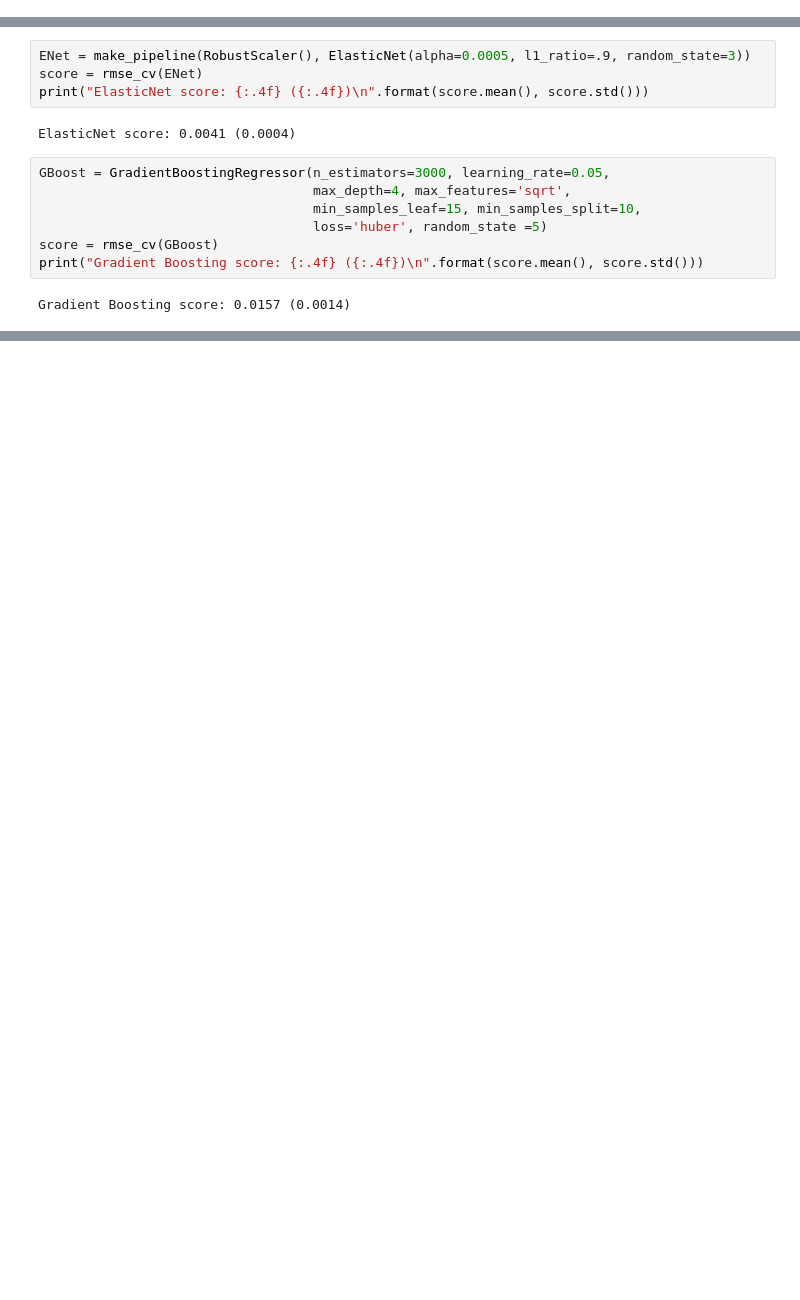
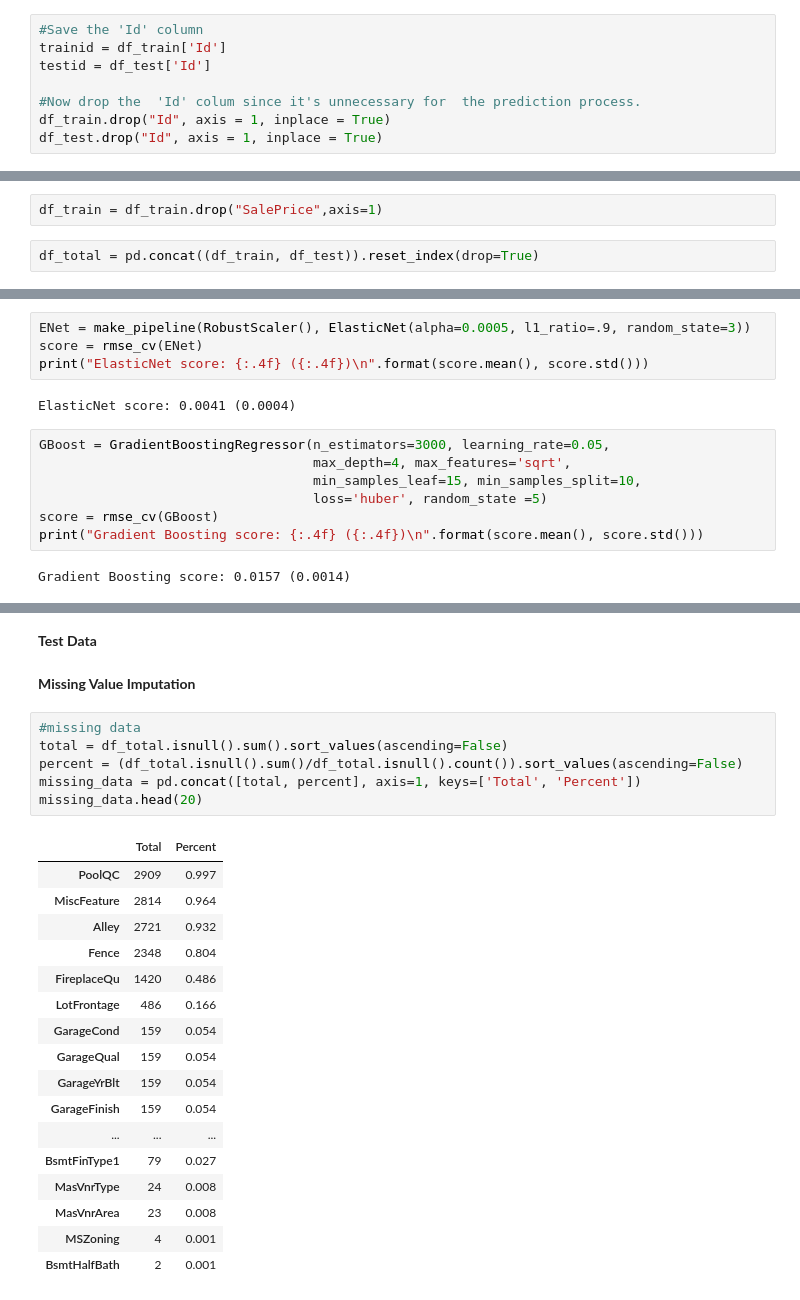
Before and after one commit to joonsooro/Dummified, a Jupyter notebook: Rudin/Dummified.ipynb, the cells around one changed output, grey strips where cells are left out. Cells and saved outputs as stored; diff of their text form; blank space fills up the shorter version.

```diff
--- a/Rudin/Dummified.ipynb
+++ b/Rudin/Dummified.ipynb
@@ -19,3 +19,11 @@ pd.set_option('display.float_format', lambda x: '%.3f' % x)
 # %%
 df_train = pd.read_csv('data/train.csv')
 df_test = pd.read_csv('data/test.csv')
+# %%
+#Save the 'Id' column
+trainid = df_train['Id']
+testid = df_test['Id']
+
+#Now drop the  'Id' colum since it's unnecessary for  the prediction process.
+df_train.drop("Id", axis = 1, inplace = True)
+df_test.drop("Id", axis = 1, inplace = True)
@@ -21,0 +43,4 @@ df_test = pd.read_csv('data/test.csv')
+# %%
+df_train = df_train.drop("SalePrice",axis=1)
+# %%
+df_total = pd.concat((df_train, df_test)).reset_index(drop=True)
@@ -512,0 +558,28 @@ Xgboost score: 0.0182 (0.0017)
+# %% [markdown]
+__Test Data__
+# %% [markdown]
+__Missing Value Imputation__
+# %%
+#missing data
+total = df_total.isnull().sum().sort_values(ascending=False)
+percent = (df_total.isnull().sum()/df_total.isnull().count()).sort_values(ascending=False)
+missing_data = pd.concat([total, percent], axis=1, keys=['Total', 'Percent'])
+missing_data.head(20)
+# %% [output]
+|  | Total | Percent |
+| PoolQC | 2909 | 0.997 |
+| MiscFeature | 2814 | 0.964 |
+| Alley | 2721 | 0.932 |
+| Fence | 2348 | 0.804 |
+| FireplaceQu | 1420 | 0.486 |
+| LotFrontage | 486 | 0.166 |
+| GarageCond | 159 | 0.054 |
+| GarageQual | 159 | 0.054 |
+| GarageYrBlt | 159 | 0.054 |
+| GarageFinish | 159 | 0.054 |
+| ... | ... | ... |
+| BsmtFinType1 | 79 | 0.027 |
+| MasVnrType | 24 | 0.008 |
+| MasVnrArea | 23 | 0.008 |
+| MSZoning | 4 | 0.001 |
+| BsmtHalfBath | 2 | 0.001 |
```
Also changed, not shown: parts of 65 cells of this notebook, 2 other files.
